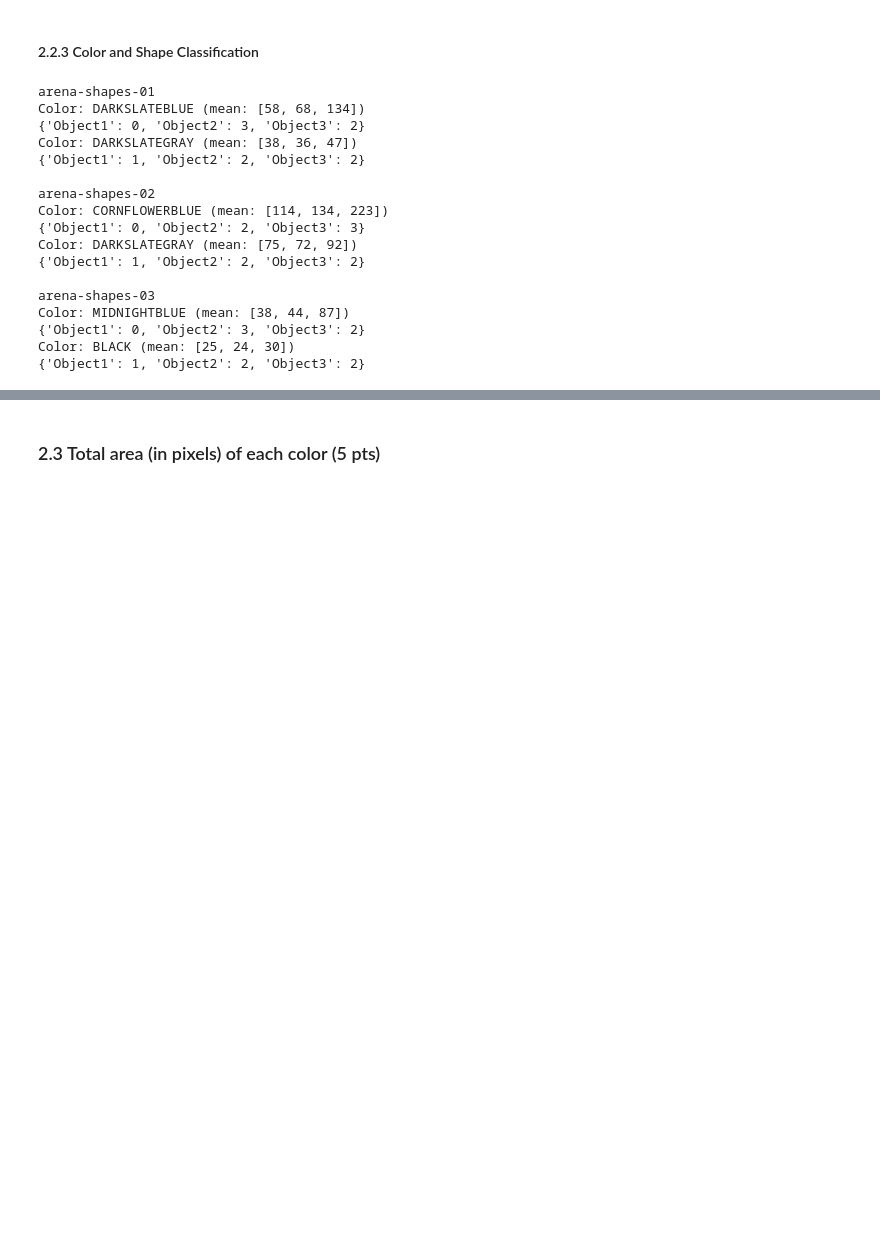
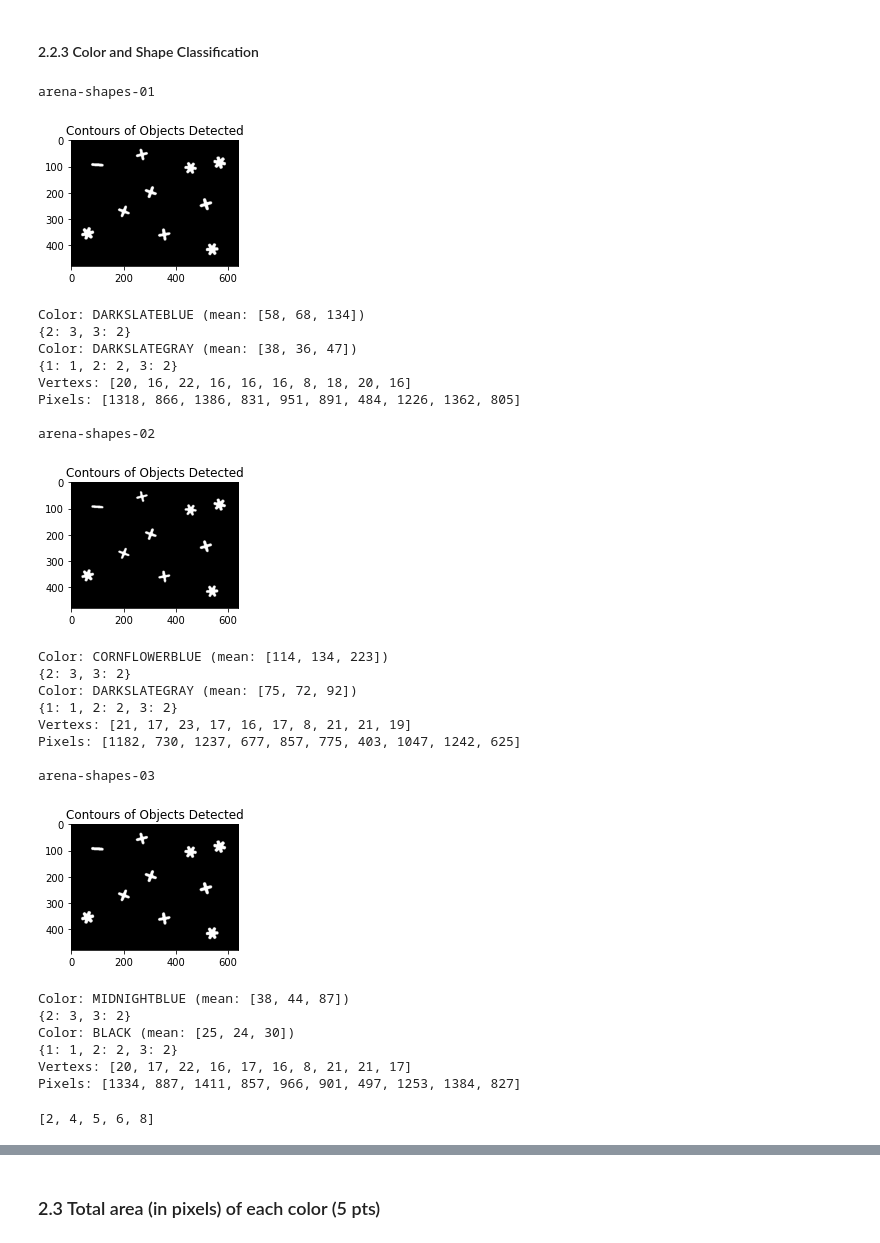
Before and after one commit to LTS5/iapr, a Jupyter notebook: labs/part_2_lab_01.ipynb, the cells around one changed output, grey strips where cells are left out. Drawn from its saved outputs; the diff is of its cells as text; code cells hidden in the pictures; blank space fills up the shorter version.

```diff
--- a/labs/part_2_lab_01.ipynb
+++ b/labs/part_2_lab_01.ipynb
@@ -324,11 +347,9 @@ class Img_Analysis:
 #### 2.2.3 Color and Shape Classification
 # %%
 # Shape identification function
-def shape_identify(objs, corners, listOfKeys):
-    # print(corners)
+def shape_identify_contours(objs, corners, listOfKeys):
     # print(objs)
     obj_num= objs
-    corners= corners
     Keys = listOfKeys
 
     # Sort objects from smallest to largest by number of vertices
@@ -338,6 +359,22 @@ def shape_identify(objs, corners, listOfKeys):
         obj_num[Keys[1]] += 1
     if corners > 17:
         obj_num[Keys[2]] += 1
+    return obj_num
+
+def shape_identify_pixels(objs, pixels, listOfKeys):
+    obj_list = []
+    for pixel in pixels:
+        if pixel < 500 :
+            obj_list.append(1)
+        if 500 <= pixel <= 1000:
+            obj_list.append(2)
+        if pixel > 1000:
+            obj_list.append(3)
+    obj_set = set(obj_list)
+    obj_num={}
+    for item in obj_set:
+        obj_num.update({item: obj_list.count(item)})
+
     return obj_num
 
 # Color decode function (RGB_TO_TEXT)
@@ -424,30 +456,45 @@ def result_print(vertex, class1, class2, color):
 # %%
 # Implement image analyze for the three images
 for i, img in enumerate(images):
     print('\n'+im_names[i])
     src = img
     image_analyze = Img_Analysis()
-    contours, vertexs, col_hsv, col_rgb = image_analyze.analysis(src)
+    contours, vertexs, col_hsv, col_rgb, obj_pixels = image_analyze.analysis(src)
     col_obj_1, col_obj_2, colors, objs = color_filter(col_hsv, col_rgb, contours)
-    result_print(vertexs, col_obj_1, col_obj_2, colors)
+    result_print(vertexs, obj_pixels, col_obj_1, col_obj_2, colors)
+#     print(obj_pixels)
+    print("Vertexs: {}\nPixels: {}".format(vertexs, obj_pixels))
 # %% [output]
 arena-shapes-01
-Color: DARKSLATEBLUE (mean: [58, 68, 134])
-{'Object1': 0, 'Object2': 3, 'Object3': 2}
-Color: DARKSLATEGRAY (mean: [38, 36, 47])
-{'Object1': 1, 'Object2': 2, 'Object3': 2}
-
-arena-shapes-02
-Color: CORNFLOWERBLUE (mean: [114, 134, 223])
-{'Object1': 0, 'Object2': 2, 'Object3': 3}
-Color: DARKSLATEGRAY (mean: [75, 72, 92])
-{'Object1': 1, 'Object2': 2, 'Object3': 2}
-
-arena-shapes-03
-Color: MIDNIGHTBLUE (mean: [38, 44, 87])
-{'Object1': 0, 'Object2': 3, 'Object3': 2}
-Color: BLACK (mean: [25, 24, 30])
-{'Object1': 1, 'Object2': 2, 'Object3': 2}
+[figure, added]
+Color: DARKSLATEBLUE (mean: [58, 68, 134])
+{2: 3, 3: 2}
+Color: DARKSLATEGRAY (mean: [38, 36, 47])
+{1: 1, 2: 2, 3: 2}
+Vertexs: [20, 16, 22, 16, 16, 16, 8, 18, 20, 16]
+Pixels: [1318, 866, 1386, 831, 951, 891, 484, 1226, 1362, 805]
+
+arena-shapes-02
+[figure, added]
+Color: CORNFLOWERBLUE (mean: [114, 134, 223])
+{2: 3, 3: 2}
+Color: DARKSLATEGRAY (mean: [75, 72, 92])
+{1: 1, 2: 2, 3: 2}
+Vertexs: [21, 17, 23, 17, 16, 17, 8, 21, 21, 19]
+Pixels: [1182, 730, 1237, 677, 857, 775, 403, 1047, 1242, 625]
+
+arena-shapes-03
+[figure, added]
+Color: MIDNIGHTBLUE (mean: [38, 44, 87])
+{2: 3, 3: 2}
+Color: BLACK (mean: [25, 24, 30])
+{1: 1, 2: 2, 3: 2}
+Vertexs: [20, 17, 22, 16, 17, 16, 8, 21, 21, 17]
+Pixels: [1334, 887, 1411, 857, 966, 901, 497, 1253, 1384, 827]
+# %%
+col_obj_2[1]
+# %% [output]
+[2, 4, 5, 6, 8]
 # %% [markdown]
 #### Conclusion
 
```
Also changed, not shown: parts of 5 cells of this notebook.
